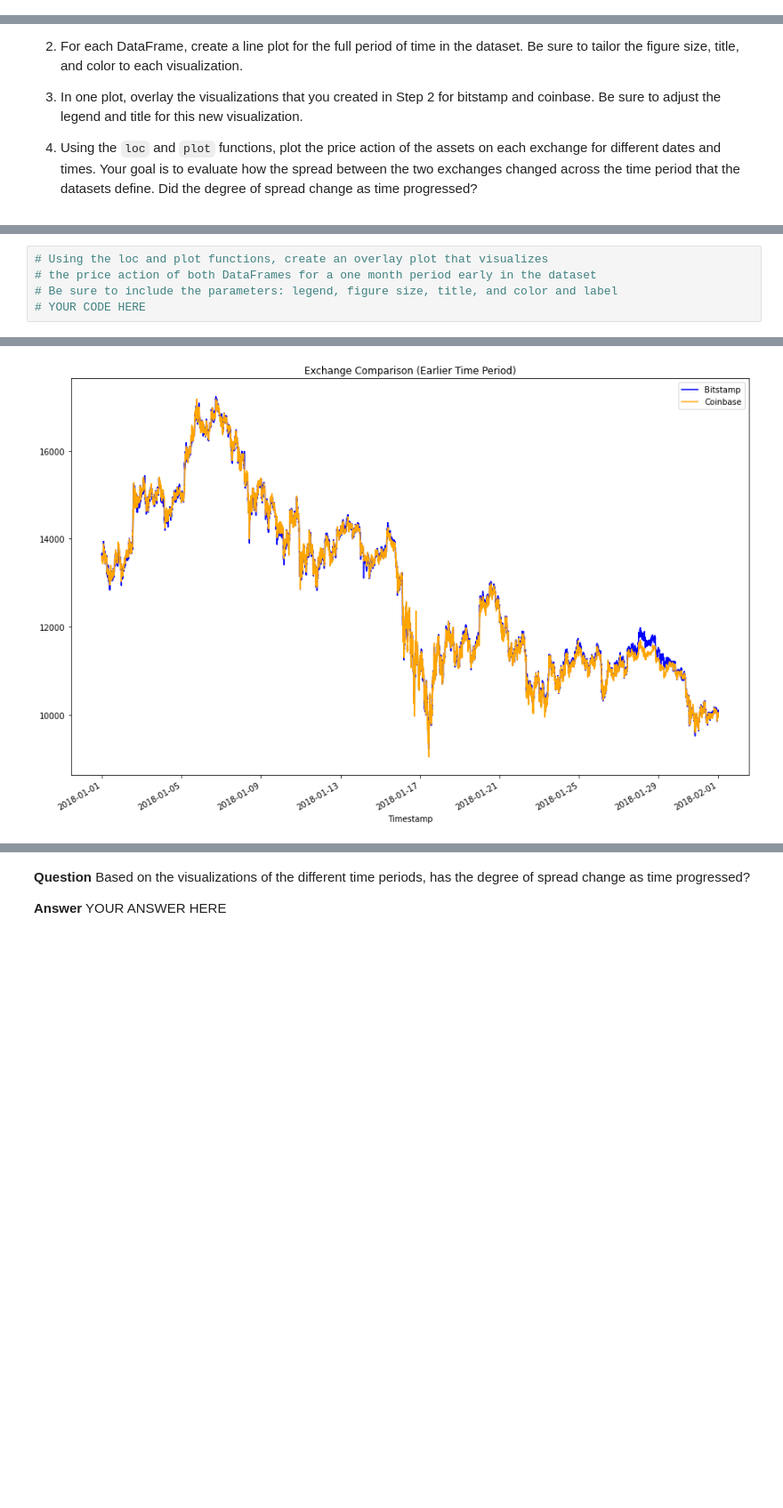
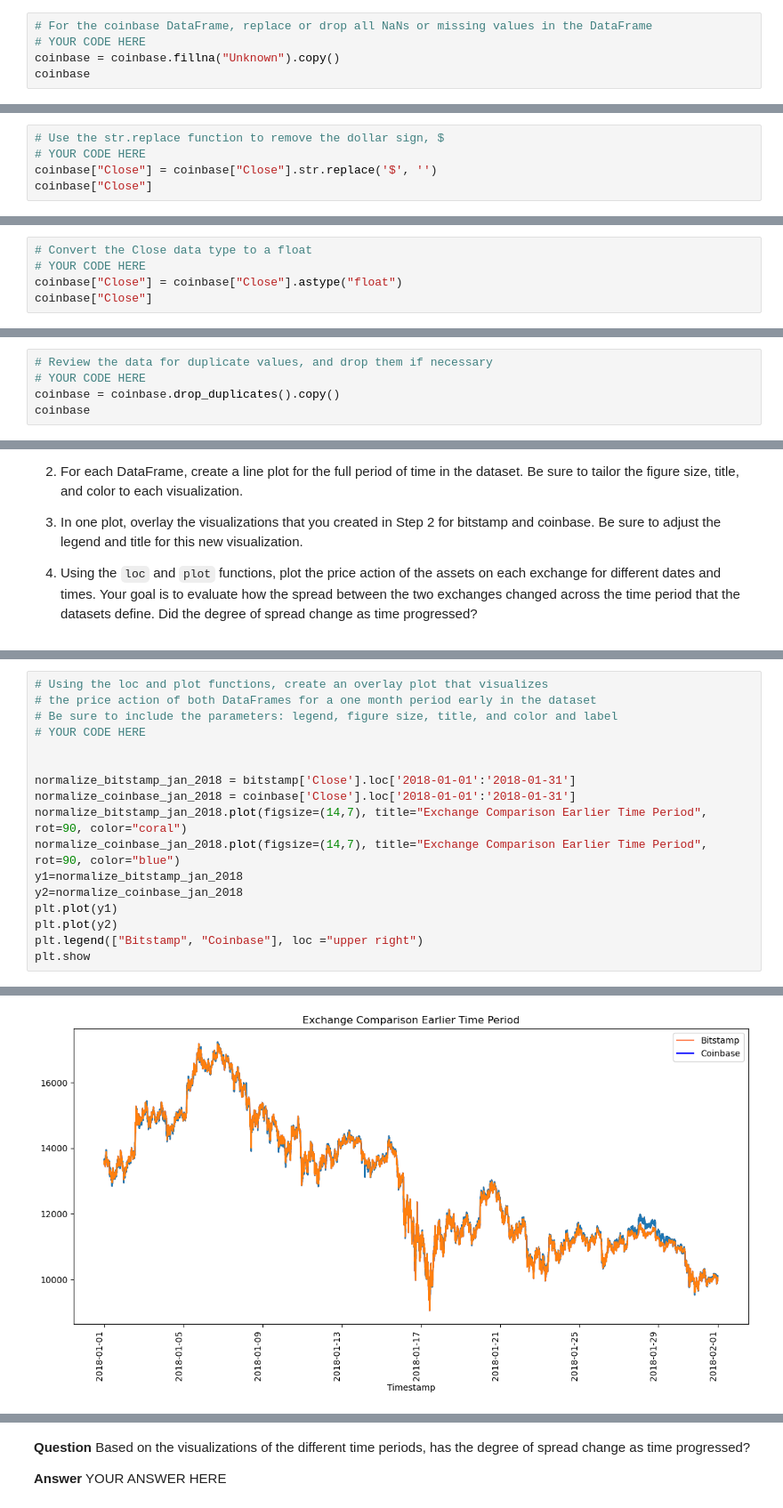
Before and after one commit to Eyasualemu/crypto_arbitrage_ch3, a Jupyter notebook: crypto_arbitrage.ipynb, the cells around one changed output, grey strips where cells are left out. Shown at 89% size. Cells and saved outputs as stored; diff of their text form; blank space fills up the shorter version.

```diff
--- a/crypto_arbitrage.ipynb
+++ b/crypto_arbitrage.ipynb
@@ -126,0 +190,5 @@ To prepare and clean your data for analysis, complete the following steps:
+# %%
+# For the coinbase DataFrame, replace or drop all NaNs or missing values in the DataFrame
+# YOUR CODE HERE
+coinbase = coinbase.fillna("Unknown").copy()
+coinbase
@@ -126,0 +210,5 @@ To prepare and clean your data for analysis, complete the following steps:
+# %%
+# Use the str.replace function to remove the dollar sign, $
+# YOUR CODE HERE
+coinbase["Close"] = coinbase["Close"].str.replace('$', '')
+coinbase["Close"]
@@ -126,0 +229,5 @@ To prepare and clean your data for analysis, complete the following steps:
+# %%
+# Convert the Close data type to a float
+# YOUR CODE HERE
+coinbase["Close"] = coinbase["Close"].astype("float")
+coinbase["Close"]
@@ -126,0 +248,5 @@ To prepare and clean your data for analysis, complete the following steps:
+# %%
+# Review the data for duplicate values, and drop them if necessary
+# YOUR CODE HERE
+coinbase = coinbase.drop_duplicates().copy()
+coinbase
@@ -237,4 +395,16 @@ Sort through the time series data associated with the bitstamp and coinbase Data
 # the price action of both DataFrames for a one month period early in the dataset
 # Be sure to include the parameters: legend, figure size, title, and color and label
 # YOUR CODE HERE
+
+
+normalize_bitstamp_jan_2018 = bitstamp['Close'].loc['2018-01-01':'2018-01-31']
+normalize_coinbase_jan_2018 = coinbase['Close'].loc['2018-01-01':'2018-01-31']
+normalize_bitstamp_jan_2018.plot(figsize=(14,7), title="Exchange Comparison Earlier Time Period", rot=90, color="coral")
+normalize_coinbase_jan_2018.plot(figsize=(14,7), title="Exchange Comparison Earlier Time Period", rot=90, color="blue")
+y1=normalize_bitstamp_jan_2018
+y2=normalize_coinbase_jan_2018
+plt.plot(y1)
+plt.plot(y2)
+plt.legend(["Bitstamp", "Coinbase"], loc ="upper right")
+plt.show
 # %% [output]
@@ -242,4 +412,4 @@ Sort through the time series data associated with the bitstamp and coinbase Data
-[figure, old version]
+[figure, new version]
 # %%
 # Using the loc and plot functions, create an overlay plot that visualizes
 # the price action of both DataFrames for a one month period later in the dataset
```
Also changed, not shown: parts of 18 cells of this notebook.
